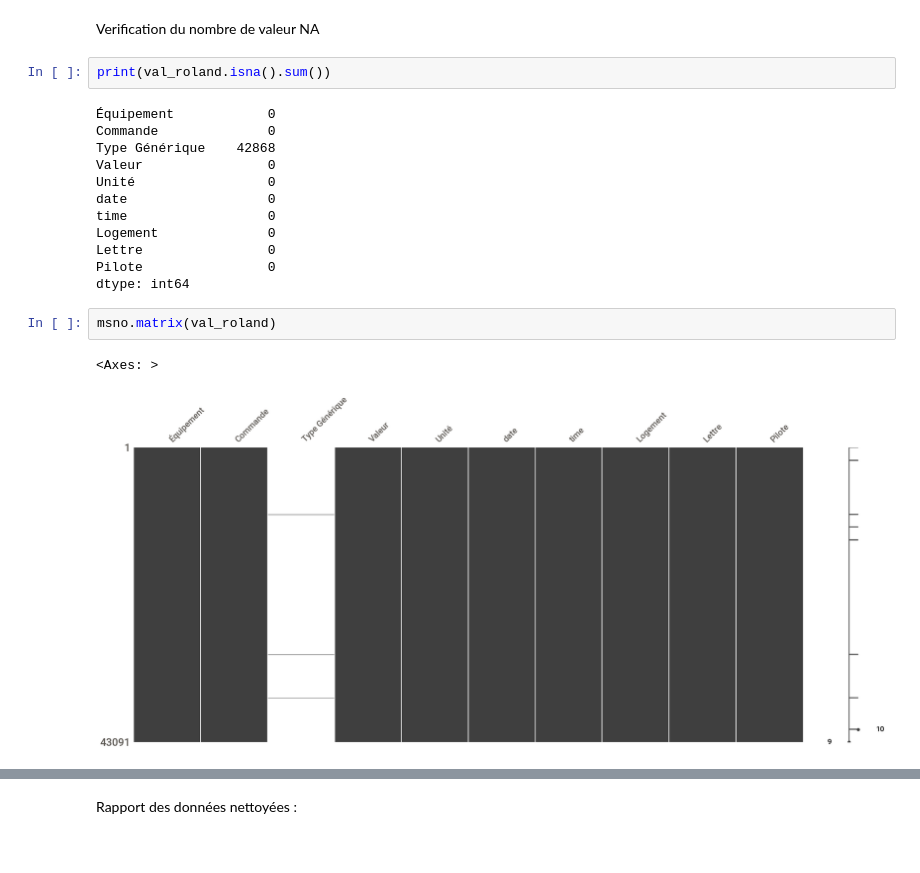
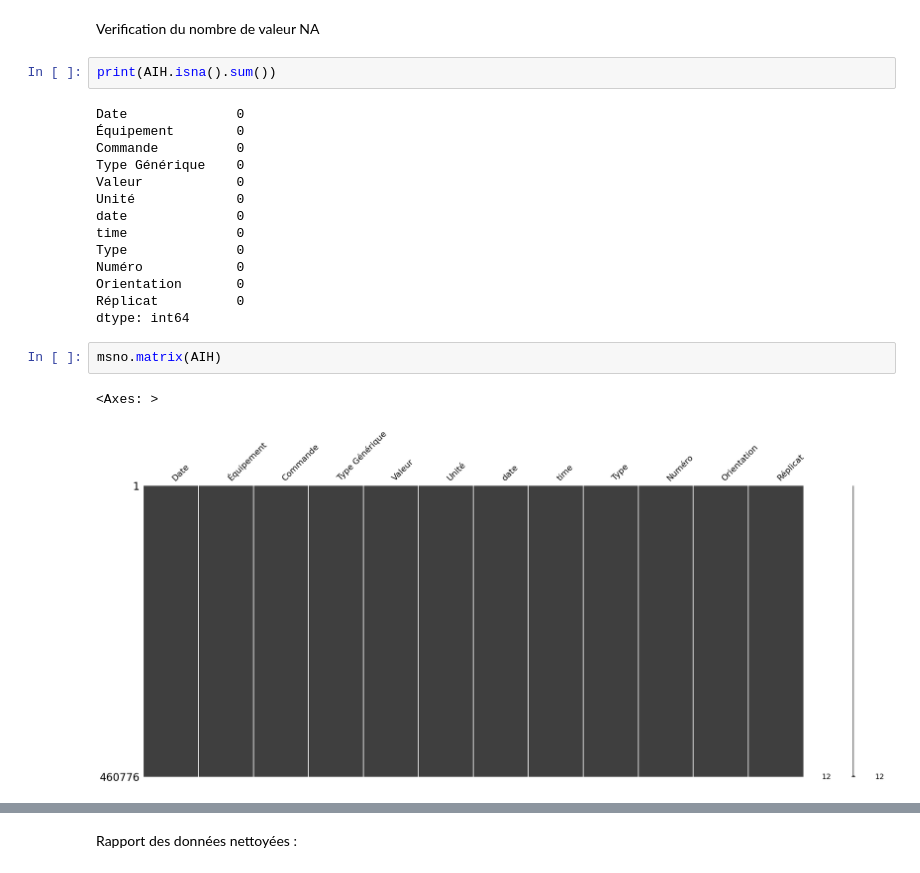
Before and after one commit to leabizbille/ProjetIOT, a Jupyter notebook: AIH.ipynb, the cells around one changed output, grey strips where cells are left out. Drawn from its saved outputs; the diff is of its cells as text.

Commit message:
Premier graph

```diff
--- a/AIH.ipynb
+++ b/AIH.ipynb
@@ -157,23 +133,25 @@ AIH = AIH.apply(déplacer_bat_vers_orientation, axis=1)
 # %% [markdown]
 Verification du nombre de valeur NA
 # %%
-print(val_roland.isna().sum())
+print(AIH.isna().sum())
 # %% [output]
-Équipement            0
-Commande              0
-Type Générique    42868
-Valeur                0
-Unité                 0
-date                  0
-time                  0
-Logement              0
-Lettre                0
-Pilote                0
+Date              0
+Équipement        0
+Commande          0
+Type Générique    0
+Valeur            0
+Unité             0
+date              0
+time              0
+Type              0
+Numéro            0
+Orientation       0
+Réplicat          0
 dtype: int64
 # %%
-msno.matrix(val_roland)
+msno.matrix(AIH)
 # %% [output]
 <Axes: >
-[figure, old version]
+[figure, new version]
 # %%
 # Description pour comprendre les données et mettre en suite le tableau en forme
```
Also changed, not shown: parts of 20 cells of this notebook.
